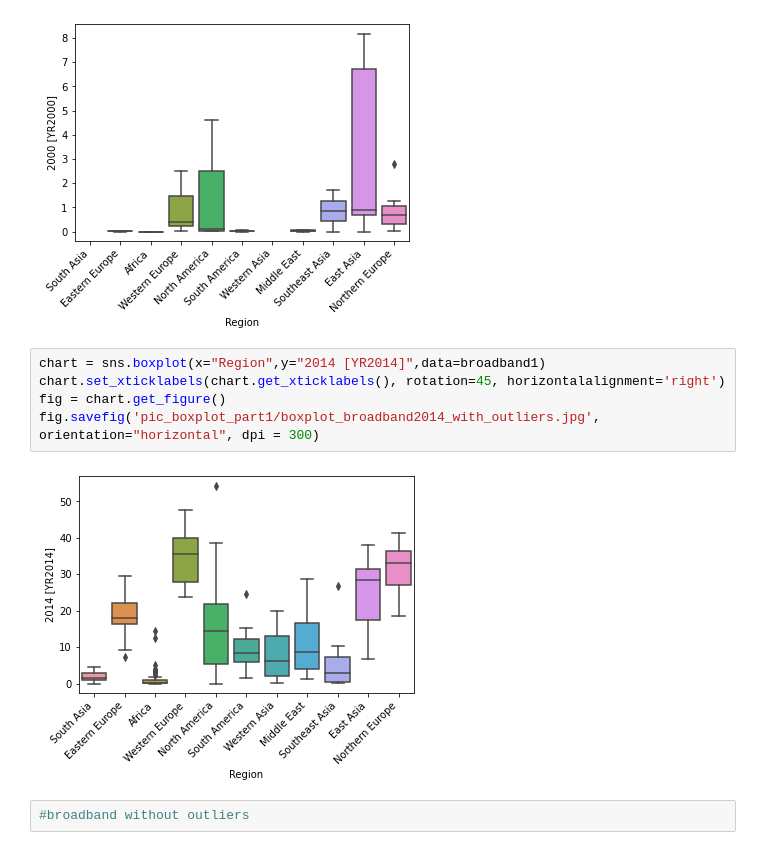
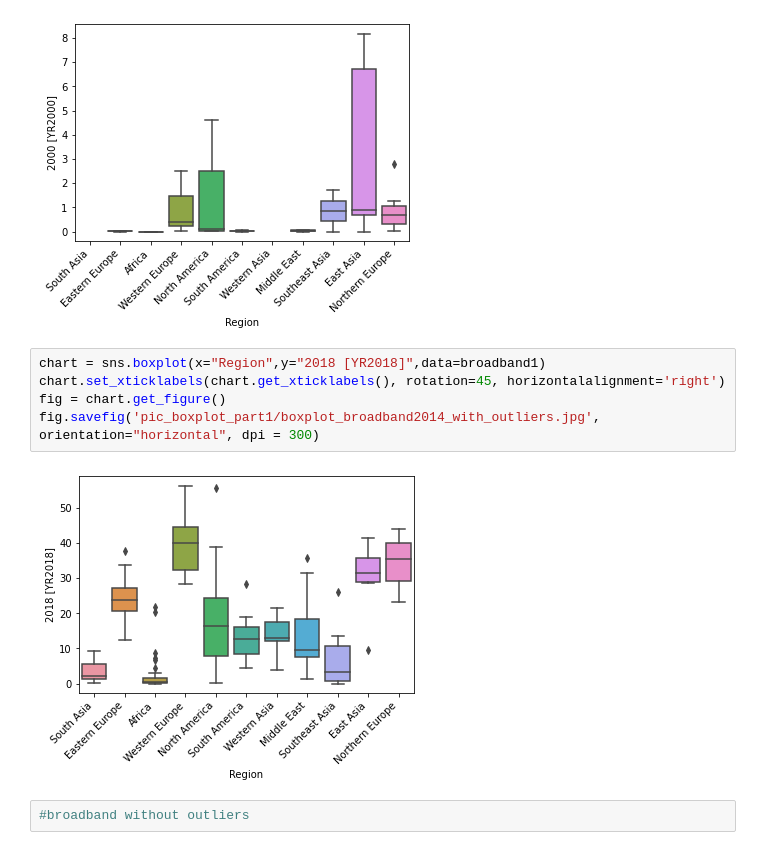
Before and after one commit to pant411/Pant_Stat_Asign1, a Jupyter notebook: assign1_part1.ipynb, the cells around one changed output. Saved outputs shown, nothing was run; the diff lists cells and outputs as text.

```diff
--- a/assign1_part1.ipynb
+++ b/assign1_part1.ipynb
@@ -107,12 +107,12 @@ fig.savefig('pic_boxplot_part1/boxplot_broadband2000_with_outliers.jpg', orienta
 # %% [output]
 [figure]
 # %%
-chart = sns.boxplot(x="Region",y="2014 [YR2014]",data=broadband1)
+chart = sns.boxplot(x="Region",y="2018 [YR2018]",data=broadband1)
 chart.set_xticklabels(chart.get_xticklabels(), rotation=45, horizontalalignment='right')
 fig = chart.get_figure()
 fig.savefig('pic_boxplot_part1/boxplot_broadband2014_with_outliers.jpg', orientation="horizontal", dpi = 300)
 # %% [output]
-[figure, old version]
+[figure, new version]
 # %%
 #broadband without outliers
 # %%
```
Also changed, not shown: parts of 2 cells of this notebook, 25 other files.
